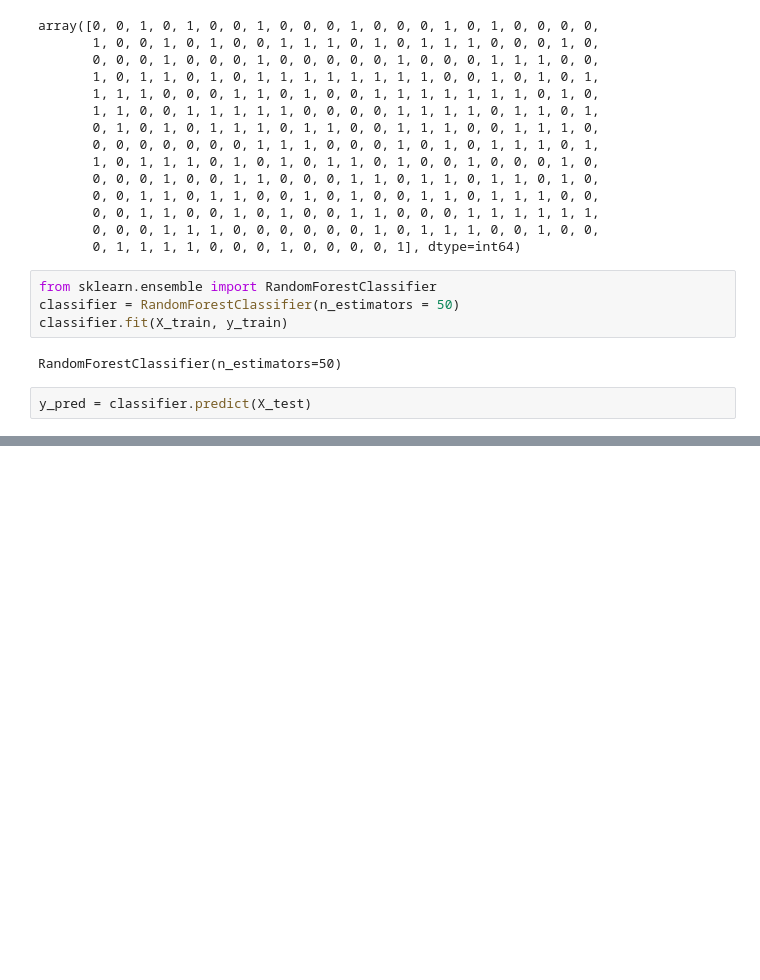
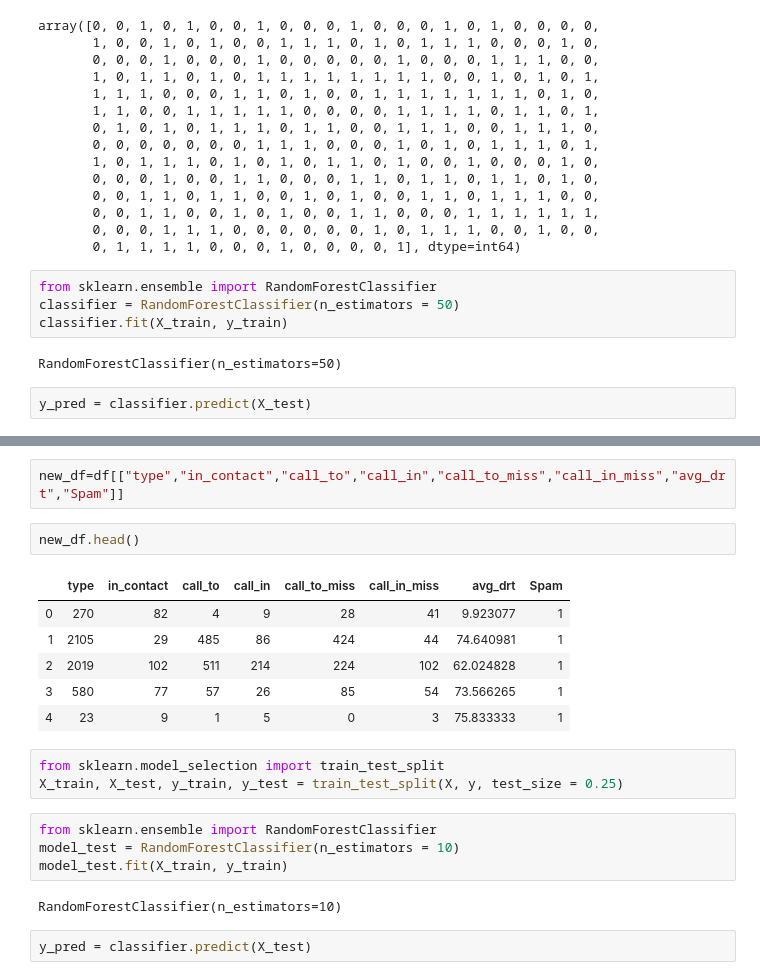
Before and after one commit to vuongnd99/Spam-Detector, a Jupyter notebook: Spam_call_RandomForest.ipynb, the cells around one changed output, grey strips where cells are left out. Drawn from its saved outputs; the diff is of its cells as text; blank space fills up the shorter version.

```diff
--- a/Spam_call_RandomForest.ipynb
+++ b/Spam_call_RandomForest.ipynb
@@ -113,0 +254,22 @@ Accuracy: 0.8566666666666667
+# %%
+new_df=df[["type","in_contact","call_to","call_in","call_to_miss","call_in_miss","avg_drt","Spam"]]
+# %%
+new_df.head()
+# %% [output]
+|  | type | in_contact | call_to | call_in | call_to_miss | call_in_miss | avg_drt | Spam |
+| 0 | 270 | 82 | 4 | 9 | 28 | 41 | 9.923077 | 1 |
+| 1 | 2105 | 29 | 485 | 86 | 424 | 44 | 74.640981 | 1 |
+| 2 | 2019 | 102 | 511 | 214 | 224 | 102 | 62.024828 | 1 |
+| 3 | 580 | 77 | 57 | 26 | 85 | 54 | 73.566265 | 1 |
+| 4 | 23 | 9 | 1 | 5 | 0 | 3 | 75.833333 | 1 |
+# %%
+from sklearn.model_selection import train_test_split
+X_train, X_test, y_train, y_test = train_test_split(X, y, test_size = 0.25)
+# %%
+from sklearn.ensemble import RandomForestClassifier
+model_test = RandomForestClassifier(n_estimators = 10)
+model_test.fit(X_train, y_train)
+# %% [output]
+RandomForestClassifier(n_estimators=10)
+# %%
+y_pred = classifier.predict(X_test)
```
Also changed, not shown: parts of 17 cells of this notebook.
